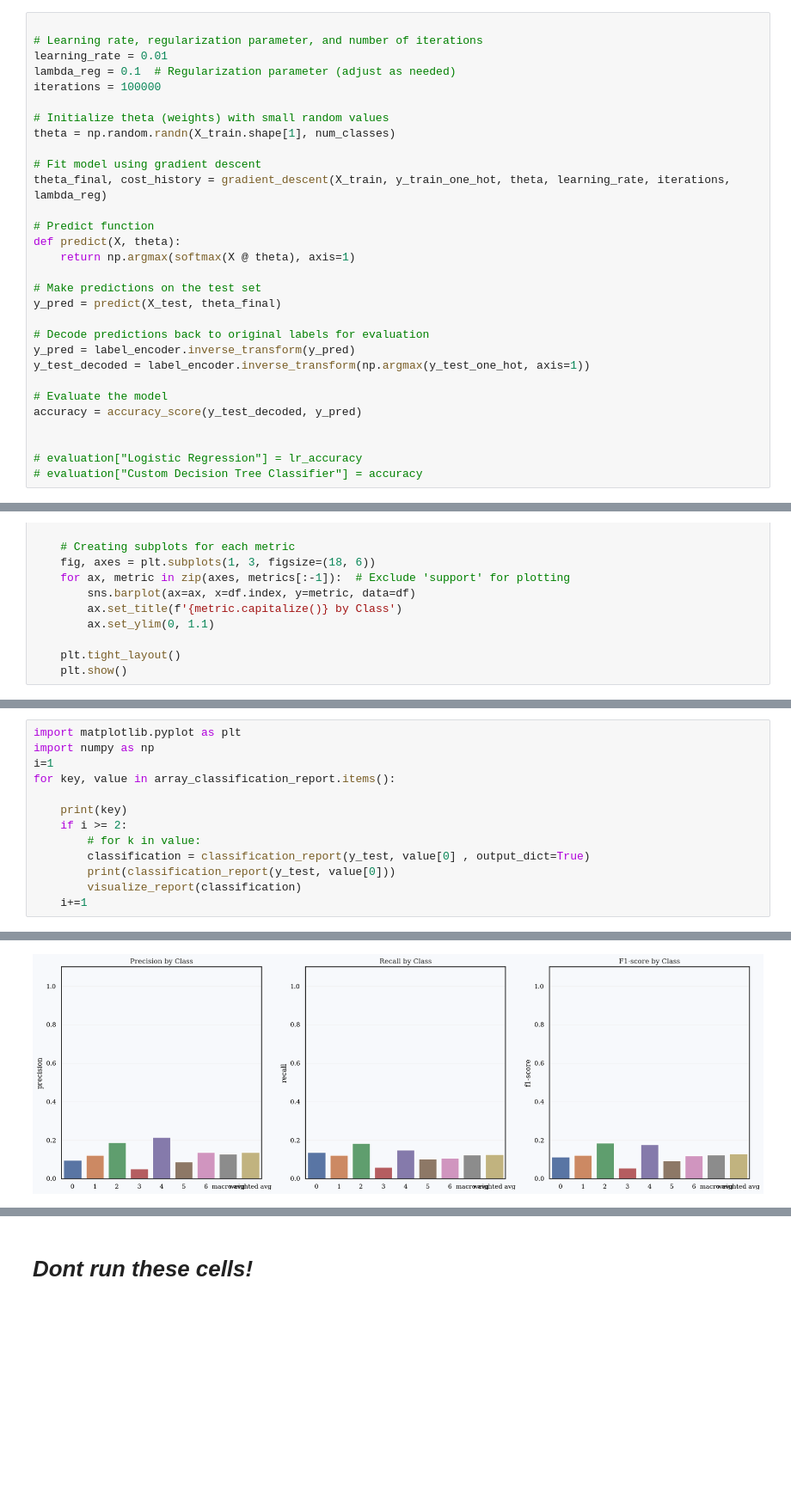
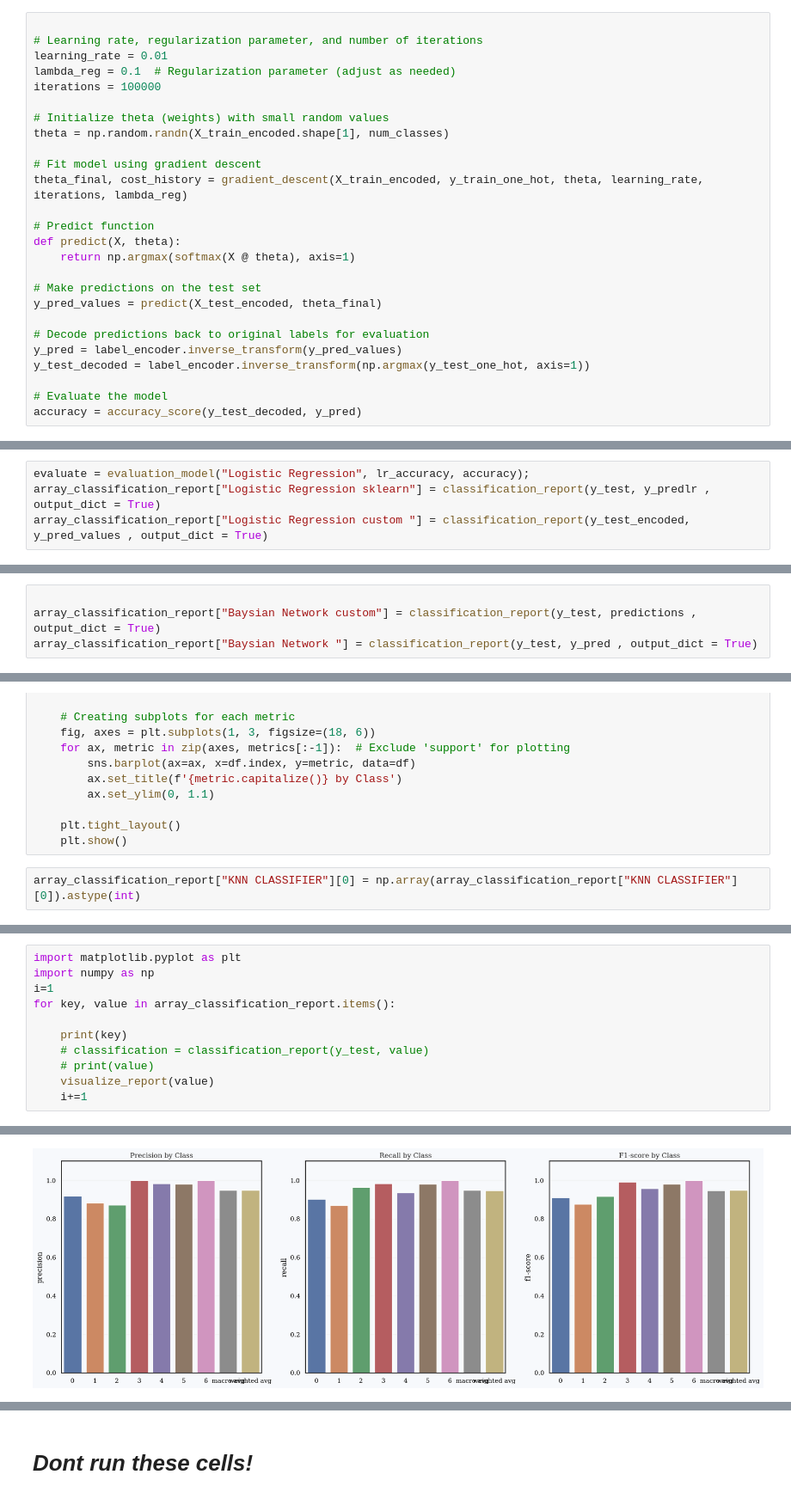
Before and after one commit to hasnainnqv/Obesity-Predictor, a Jupyter notebook: obesity_predictor.ipynb, the cells around one changed output, grey strips where cells are left out. Shown at 86% size. Drawn from its saved outputs; the diff is of its cells as text; blank space fills up the shorter version.

Commit message:
models + model evaluation + eda updated 1

```diff
--- a/obesity_predictor.ipynb
+++ b/obesity_predictor.ipynb
@@ -1126,25 +1127,21 @@ lambda_reg = 0.1  # Regularization parameter (adjust as needed)
 iterations = 100000
 
 # Initialize theta (weights) with small random values
-theta = np.random.randn(X_train.shape[1], num_classes)
+theta = np.random.randn(X_train_encoded.shape[1], num_classes)
 
 # Fit model using gradient descent
-theta_final, cost_history = gradient_descent(X_train, y_train_one_hot, theta, learning_rate, iterations, lambda_reg)
+theta_final, cost_history = gradient_descent(X_train_encoded, y_train_one_hot, theta, learning_rate, iterations, lambda_reg)
 
 # Predict function
 def predict(X, theta):
     return np.argmax(softmax(X @ theta), axis=1)
 
 # Make predictions on the test set
-y_pred = predict(X_test, theta_final)
+y_pred_values = predict(X_test_encoded, theta_final)
 
 # Decode predictions back to original labels for evaluation
-y_pred = label_encoder.inverse_transform(y_pred)
+y_pred = label_encoder.inverse_transform(y_pred_values)
 y_test_decoded = label_encoder.inverse_transform(np.argmax(y_test_one_hot, axis=1))
 
 # Evaluate the model
 accuracy = accuracy_score(y_test_decoded, y_pred)
-
-
-# evaluation["Logistic Regression"] = lr_accuracy
-# evaluation["Custom Decision Tree Classifier"] = accuracy
@@ -1172,3 +1153,7 @@ array_classification("Logistic Regression",y_pred ,y_test_decoded);
+# %%
+evaluate = evaluation_model("Logistic Regression", lr_accuracy, accuracy);
+array_classification_report["Logistic Regression sklearn"] = classification_report(y_test, y_predlr , output_dict = True)
+array_classification_report["Logistic Regression custom "] = classification_report(y_test_encoded, y_pred_values , output_dict = True)
 # %% [markdown]
 ## NAIVE BAYESIAN CLASSIFIER (WITHOUT PYTHON PACKAGE)
 # %%
@@ -1331,3 +1314,7 @@ array_classification("Baysian Network",y_pred ,predictions);
+# %%
+
+array_classification_report["Baysian Network custom"] = classification_report(y_test, predictions , output_dict = True)
+array_classification_report["Baysian Network "] = classification_report(y_test, y_pred , output_dict = True)
 # %% [markdown]
 
 # **Model Evaluation:**
@@ -1370,3 +1357,5 @@ def visualize_report(report):
 
     plt.tight_layout()
     plt.show()
+# %%
+array_classification_report["KNN CLASSIFIER"][0] = np.array(array_classification_report["KNN CLASSIFIER"][0]).astype(int)
@@ -1377,10 +1391,8 @@ i=1
 for key, value in array_classification_report.items():
 
     print(key)
-    if i >= 2:
-        # for k in value:
-        classification = classification_report(y_test, value[0] , output_dict=True)
-        print(classification_report(y_test, value[0]))
-        visualize_report(classification)
+    # classification = classification_report(y_test, value)
+    # print(value)
+    visualize_report(value)
     i+=1
 # %% [output]
@@ -1432 +1404 @@ weighted avg       0.14      0.13      0.13       317
-[figure, old version]
+[figure, new version]
```
Also changed, not shown: parts of 46 cells of this notebook.
